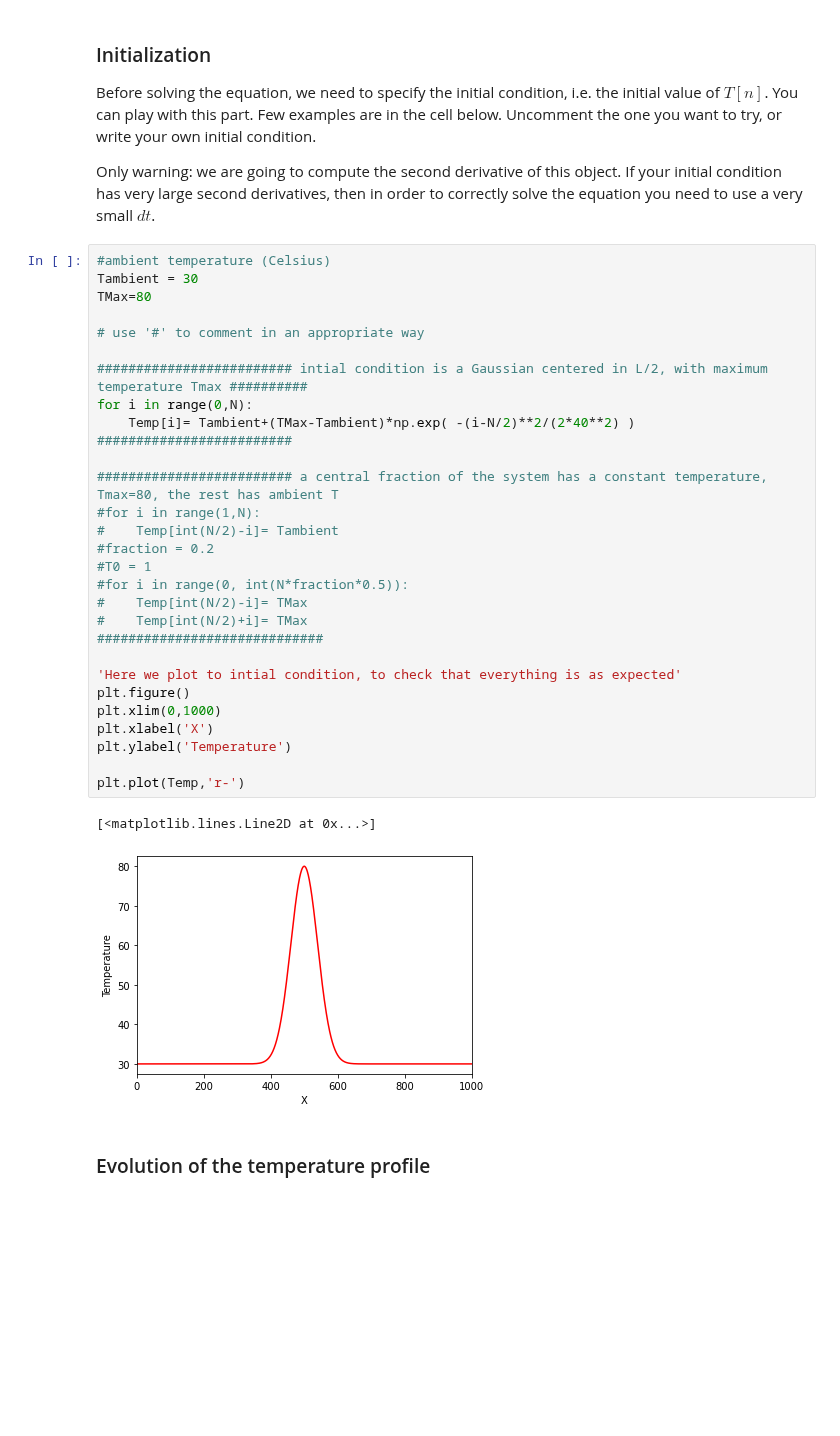
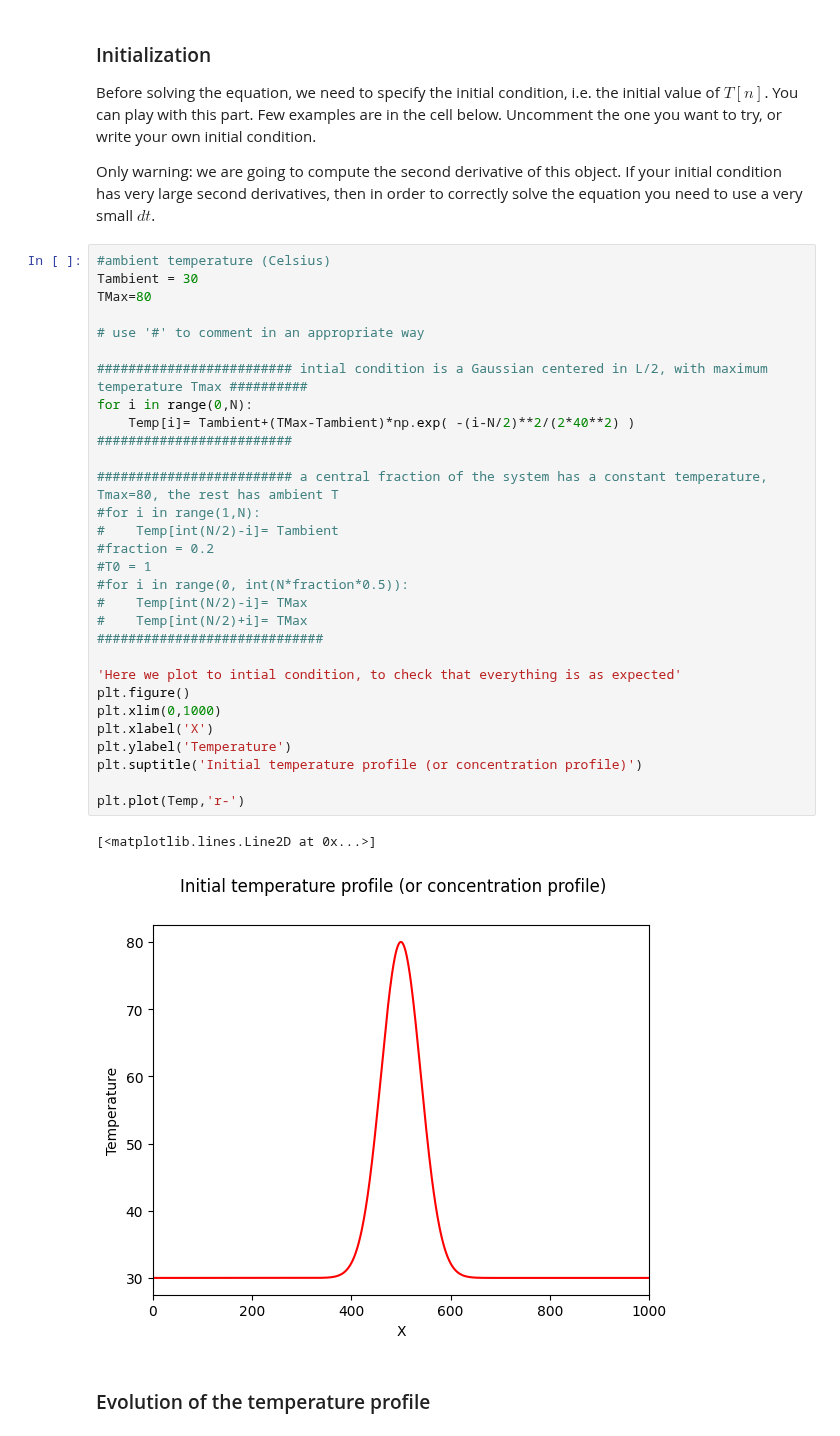
Before and after one commit to mpcmpc/PH2103, a Jupyter notebook: DiffusionEquation.ipynb, the cells around one changed output. Drawn from its saved outputs; the diff is of its cells as text; blank space fills up the shorter version.

```diff
--- a/DiffusionEquation.ipynb
+++ b/DiffusionEquation.ipynb
@@ -120,34 +120,35 @@ Only warning: we are going to compute the second derivative of this object. If y
 #ambient temperature (Celsius)
 Tambient = 30
 TMax=80
 
 # use '#' to comment in an appropriate way
 
 ######################### intial condition is a Gaussian centered in L/2, with maximum temperature Tmax ##########
 for i in range(0,N):
     Temp[i]= Tambient+(TMax-Tambient)*np.exp( -(i-N/2)**2/(2*40**2) )
 #########################
 
 ######################### a central fraction of the system has a constant temperature, Tmax=80, the rest has ambient T
 #for i in range(1,N):
 #    Temp[int(N/2)-i]= Tambient
 #fraction = 0.2
 #T0 = 1
 #for i in range(0, int(N*fraction*0.5)):
 #    Temp[int(N/2)-i]= TMax
 #    Temp[int(N/2)+i]= TMax
 #############################
 
 'Here we plot to intial condition, to check that everything is as expected'
 plt.figure()
 plt.xlim(0,1000)
 plt.xlabel('X')
 plt.ylabel('Temperature')
+plt.suptitle('Initial temperature profile (or concentration profile)')
 
 plt.plot(Temp,'r-')
 # %% [output]
 [<matplotlib.lines.Line2D at 0x...>]
-[figure, old version]
+[figure, new version]
 # %% [markdown]
 ### Evolution of the temperature profile
 # %%
```
Also changed, not shown: parts of 9 cells of this notebook.
